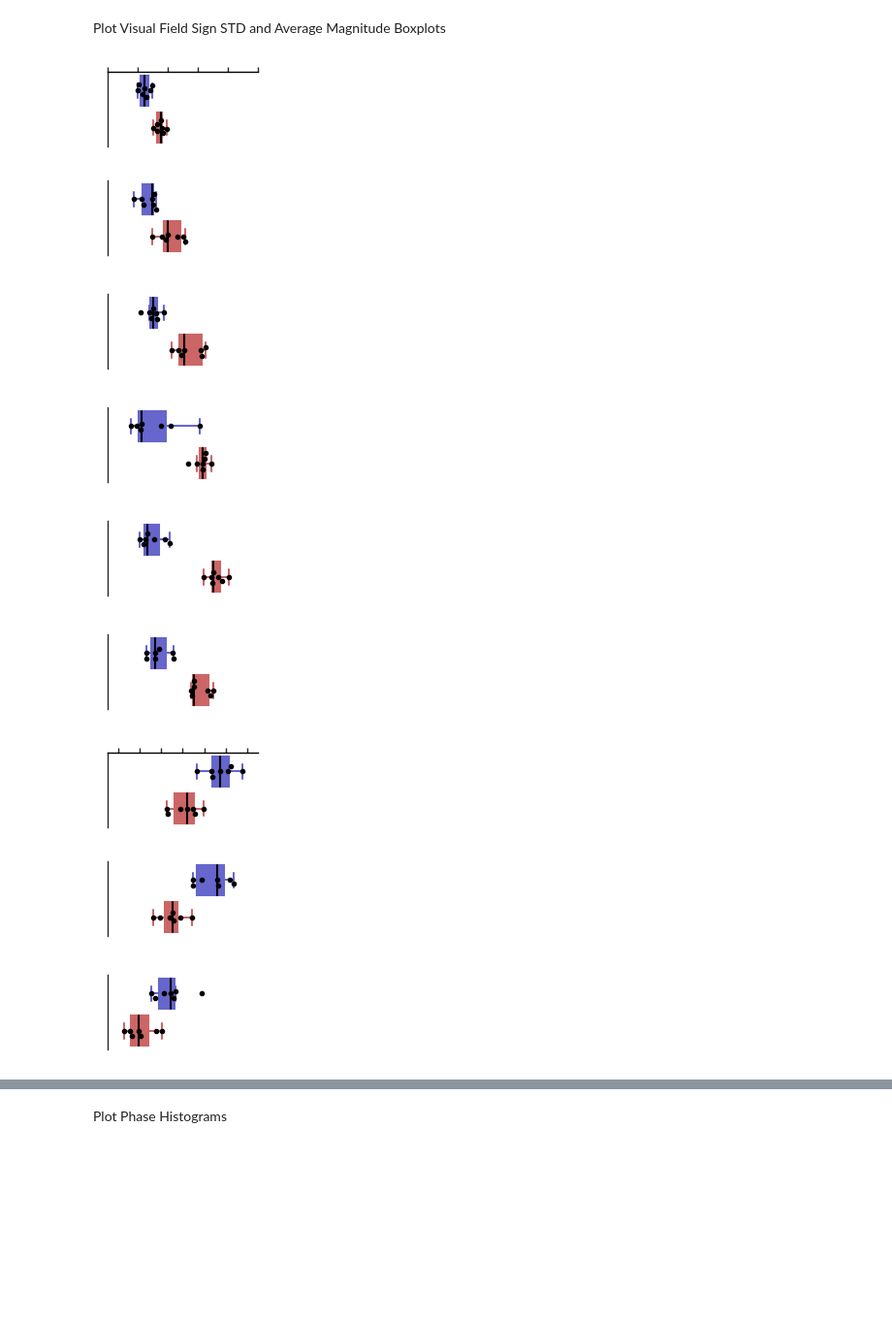
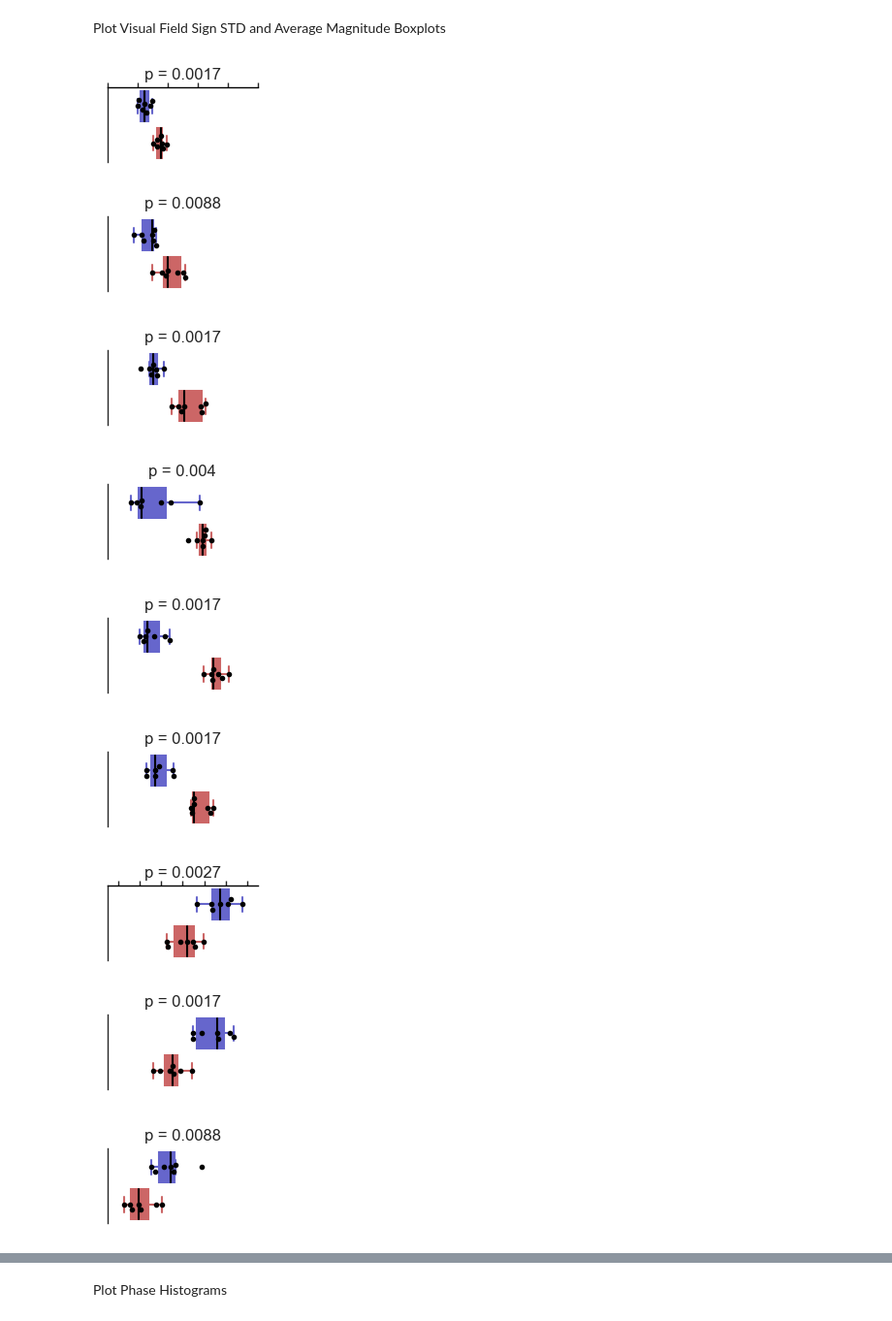
Before and after one commit to ryan-gorzek/trachtenberg-lab, a Jupyter notebook: figures/NR-DR-retinotopy.ipynb, the cells around one changed output, grey strips where cells are left out. Shown at 97% size. Cells and saved outputs as stored; diff of their text form; code cells hidden in the pictures; blank space fills up the shorter version.

```diff
--- a/figures/NR-DR-retinotopy.ipynb
+++ b/figures/NR-DR-retinotopy.ipynb
@@ -157,6 +157,7 @@ from tifffile import imread
 from os.path import exists
 import pandas as pd
 import seaborn as sb
+from scipy.stats import ranksums
 
 # Load data.
 data_path = "/Users/ryan.gorzek/Documents/Trachtenberg Lab/Data/Mapping_Through_Skull/"
@@ -236,6 +237,11 @@ for plot_num, plot in enumerate(plot_vars):
                         saturation=1,
                         fliersize=0
                         )
+        NR_df = exp_stats[(exp_stats["visual_area"] == area) & (exp_stats["rearing"] == "NR")]
+        DR_df = exp_stats[(exp_stats["visual_area"] == area) & (exp_stats["rearing"] == "DR")]
+        NR_arr = np.array(NR_df[[plot]].values)
+        DR_arr = np.array(DR_df[[plot]].values)
+        _, pval = ranksums(NR_arr, DR_arr)
         box_patches = [patch for patch in ax.patches if type(patch) == matplotlib.patches.PathPatch]
         for patch_num, patch in enumerate(box_patches):
             face_color = patch.get_facecolor()
@@ -261,40 +267,41 @@ for plot_num, plot in enumerate(plot_vars):
                      linewidth=1,
                      color="k",
                      orient="h"
                     )
         bx.set_ylabel("")
         bx.set_yticklabels([])
         bx.set_yticks([])
         if area == "V1":
             bx.set_xlabel(ylabs[plot_num], fontsize=13)
             bx.xaxis.set_label_position('top')
             ax.xaxis.tick_top()
             ax.spines["top"].set_color("k")
             ax.spines["top"].set_linewidth(1)
             if plot_num == 1:
                 bx.set_xticks(np.arange(0.5, 4, 0.5))
             else:
                 bx.set_xticks(np.arange(0, 1.2, 0.2))
         else:
             ax.spines["top"].set_color((1,1,1,0))
             bx.set_xticks([])
         bx.set_xticklabels([])
         bx.set_xlabel("")
+        bx.set_title("p = " + str(np.around(pval[0], decimals=4)))
         ax.spines["bottom"].set_color((1,1,1,0))
         ax.spines["right"].set_color((1,1,1,0))
         ax.spines["left"].set_linewidth(1)
         bx.set(xlim=ylims[plot_num])
         bx.tick_params(labelsize=13, width=1)
         sb.set_style("ticks")
         fig.set_size_inches(2, 1)
-        fig.savefig(data_path + area + "_" + plot + ".png", dpi=500, bbox_inches="tight")
+        # fig.savefig(data_path + area + "_" + plot + ".png", dpi=500, bbox_inches="tight")
 # %% [output]
-[figure, old version]
+[figure, new version]
-[figure, old version]
+[figure, new version]
-[figure, old version]
+[figure, new version]
-[figure, old version]
+[figure, new version]
-[figure, old version]
+[figure, new version]
-[figure, old version]
+[figure, new version]
-[figure, old version]
+[figure, new version]
-[figure, old version]
+[figure, new version]
-[figure, old version]
+[figure, new version]
```
Also changed, not shown: parts of 2 cells of this notebook.
